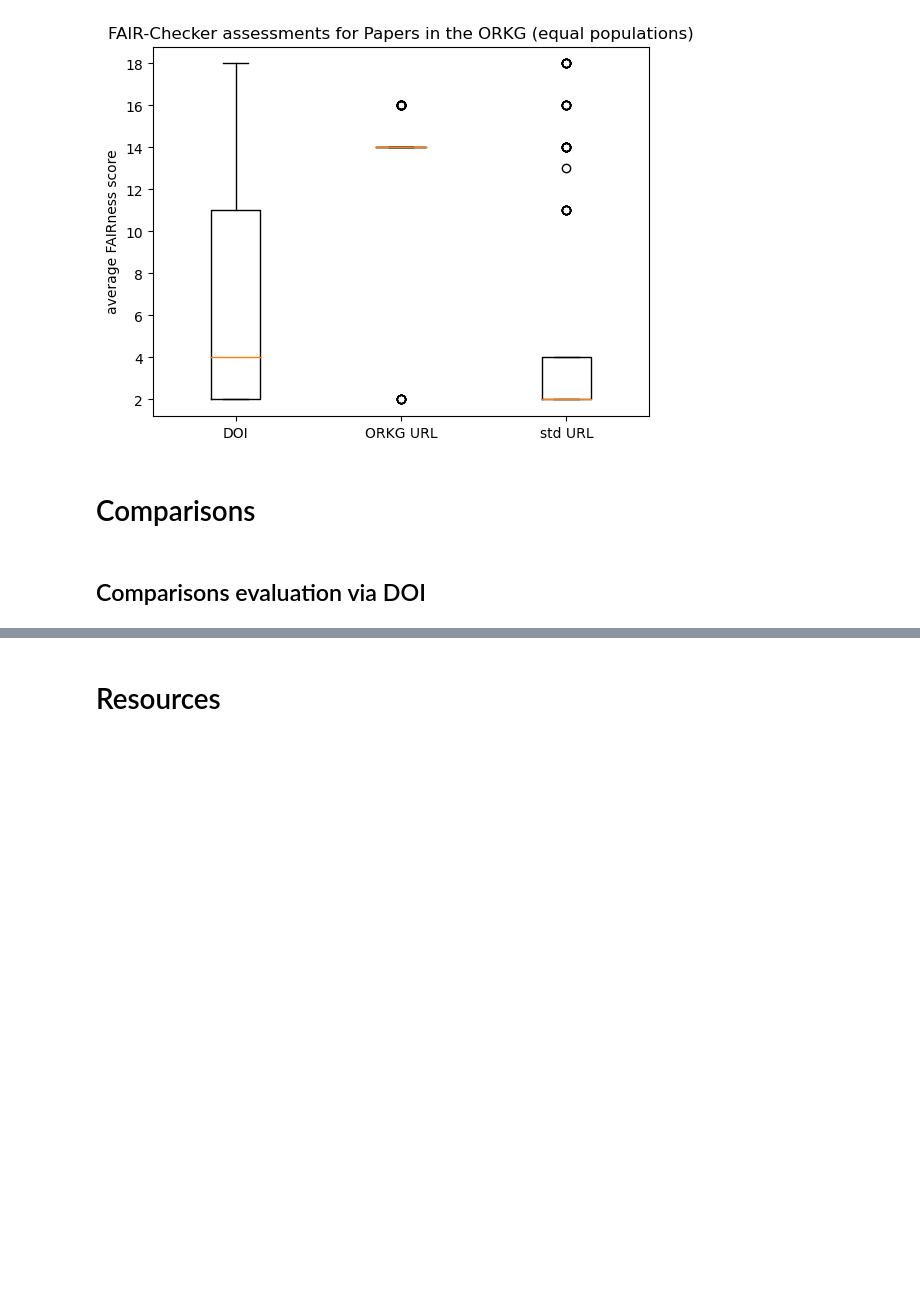
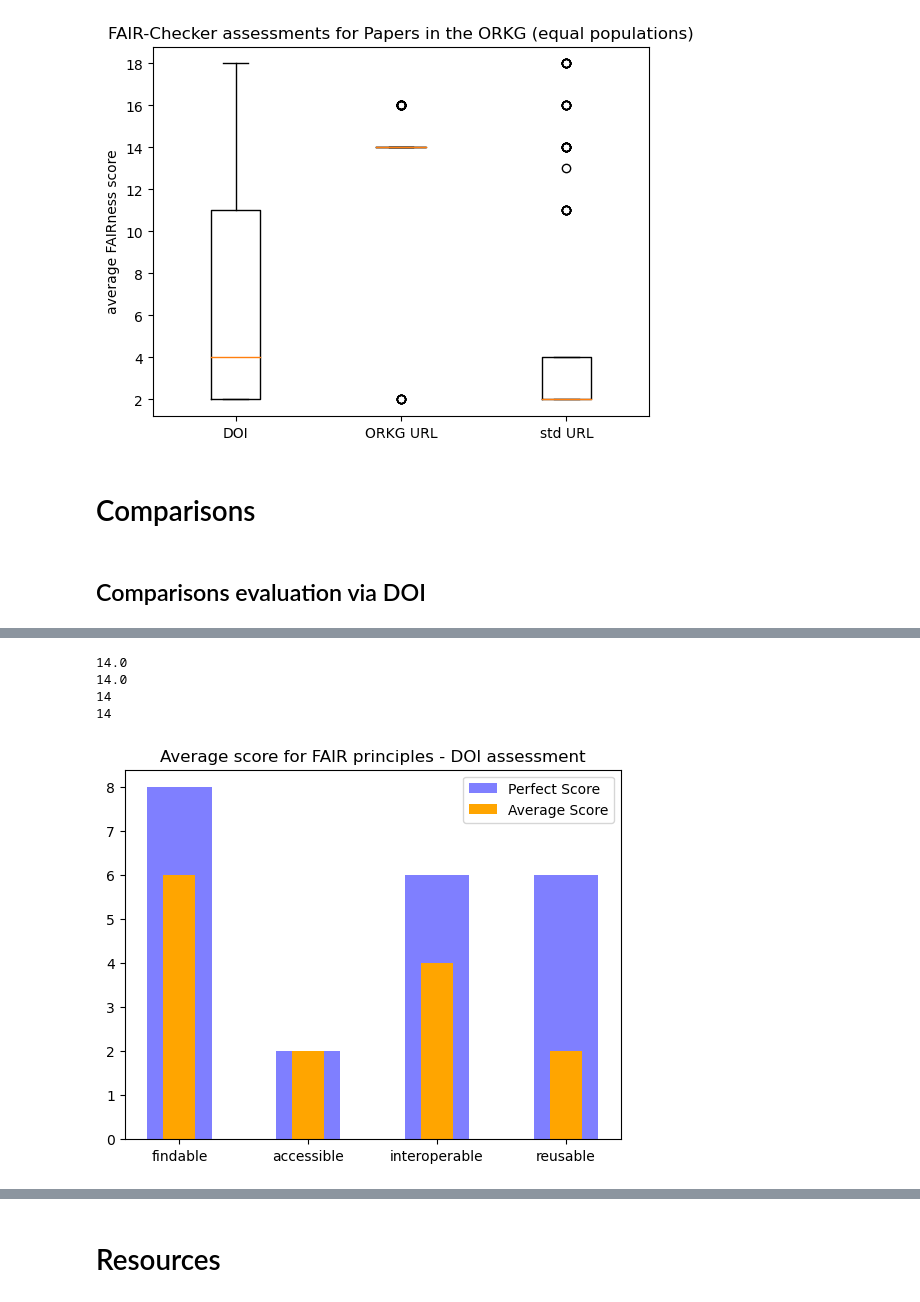
Before and after one commit to mwurzbacher/FAIRness-assessment-tools-evaluation-using-ORKG, a Jupyter notebook: FAIR_Checker_evaluation.ipynb, the cells around one changed output, grey strips where cells are left out. Saved outputs shown, nothing was run; the diff lists cells and outputs as text; code cells hidden in the pictures; blank space fills up the shorter version.

```diff
--- a/FAIR_Checker_evaluation.ipynb
+++ b/FAIR_Checker_evaluation.ipynb
@@ -589,0 +745,5 @@ plt.show()
+# %%
+comparison_orkg_df = pd.read_pickle("comparison_orkg_df_FAIRChecker_assessment2023-03-29.pkl")
+print(comparison_orkg_df["assessment_status_code"].value_counts())
+comparison_orkg_df = comparison_orkg_df[comparison_orkg_df["assessment_status_code"] == 200].reset_index(drop=True)
+comparison_orkg_df
@@ -589,0 +768,13 @@ plt.show()
+# %%
+assessment_comporkg_df = pd.DataFrame()
+
+comparisons = list(chain.from_iterable([[x]*11 for x in comparison_orkg_df['comparisons']]))
+assessment_comporkg_df['comparison'] = comparisons
+
+metrics = list(chain.from_iterable([get_metrics_from_result(assessment_result=x) for x in comparison_orkg_df['FAIR_assessment']]))
+assessment_comporkg_df['metric'] = metrics
+
+scores = list(chain.from_iterable([get_scores_from_result(assessment_result=x) for x in comparison_orkg_df['FAIR_assessment']]))
+assessment_comporkg_df['score'] = scores
+
+assessment_comporkg_df
@@ -589,0 +813,38 @@ plt.show()
+# %%
+print(total_score_comporkg_df["score"].mean())
+print(total_score_comporkg_df["score"].median())
+# possible max = 14
+print(total_score_comporkg_df["score"].max())
+# possible min = 14
+print(total_score_comporkg_df["score"].min())
+# %% [output]
+14.0
+14.0
+14
+14
+# %%
+# max scores: F = 8, A = 2, I = 6, R = 6
+principle_assessment_comporkg_df = assessment_comporkg_df
+principle_assessment_comporkg_df['principle'] = [get_principle_from_metric(x) for x in principle_assessment_comporkg_df['metric']]
+
+aggregate_funcs = {'score': 'sum', 'principle': 'first'}
+principle_assessment_comporkg_df = principle_assessment_comporkg_df.groupby(['principle'], as_index=False).agg(aggregate_funcs)
+principle_assessment_comporkg_df['avg_metric_score'] = principle_assessment_comporkg_df['score']/len(comparison_orkg_df)
+
+principle_assessment_comporkg_df['principle'] = pd.Categorical(principle_assessment_comporkg_df['principle'], ['findable', 'accessible', 'interoperable', 'reusable'])
+principle_assessment_comporkg_df = principle_assessment_comporkg_df.sort_values('principle')
+
+#plotting
+width = 0.5
+perfect_scores = [8, 2, 6, 6]
+actual_scores = principle_assessment_comporkg_df['avg_metric_score']
+indices = np.arange(len(perfect_scores))
+
+plt.bar(indices, perfect_scores, width=width, color='b', alpha=0.5, label='Perfect Score')
+plt.bar([i for i in indices], actual_scores, width=0.5*width, color='orange', label='Average Score')
+plt.xticks(indices, principle_assessment_comporkg_df['principle'] )
+plt.title("Average score for FAIR principles - DOI assessment")
+plt.legend()
+plt.show()
+# %% [output]
+[figure, added]
```
Also changed, not shown: parts of 23 cells of this notebook, 2 other files.
